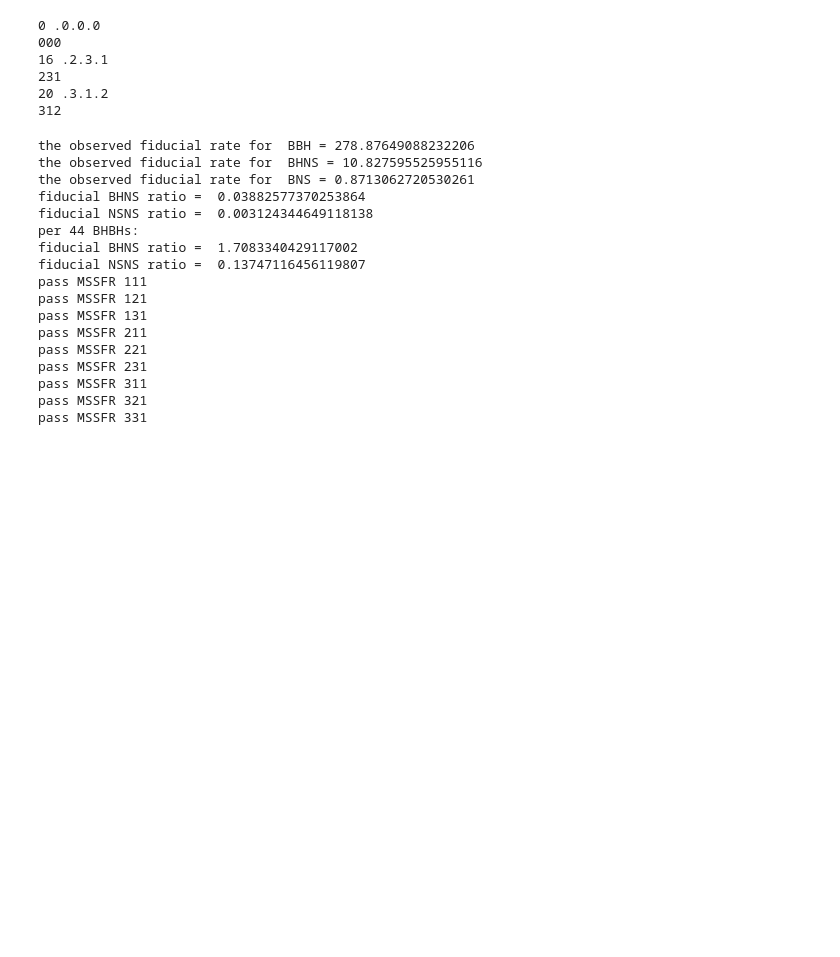
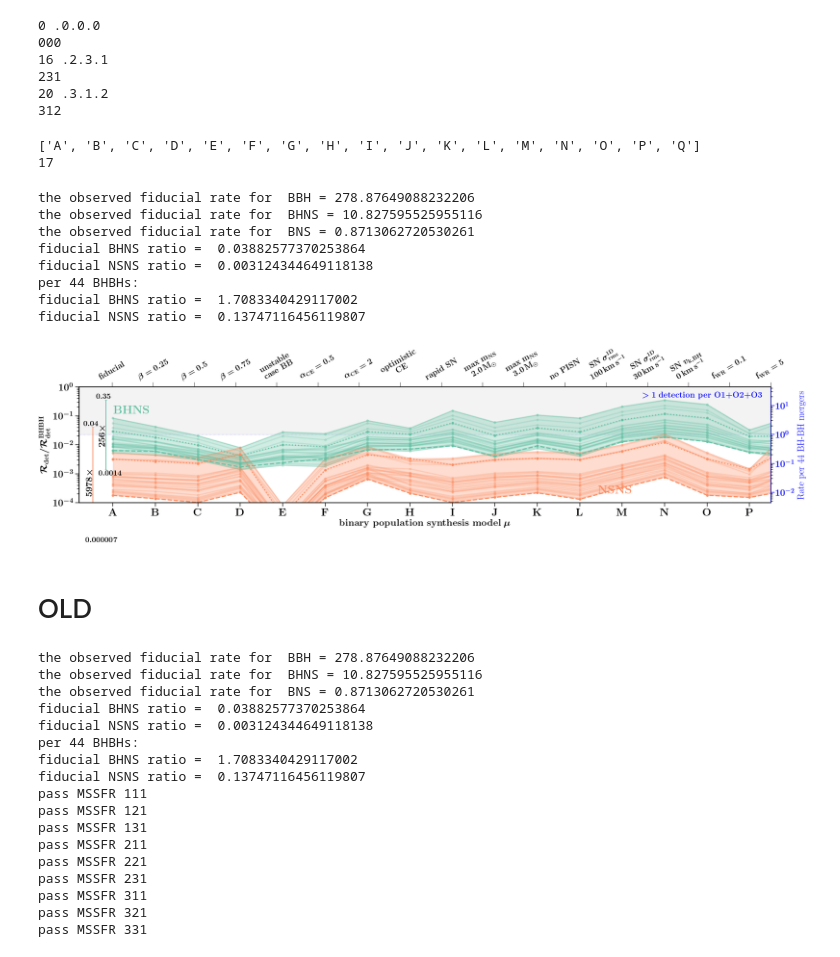
Before and after one commit to FloorBroekgaarden/Double-Compact-Object-Mergers, a Jupyter notebook: plottingCode/Fig_3/make_figure_3.ipynb, the cells around one changed output. Saved outputs shown, nothing was run; the diff lists cells and outputs as text; code cells hidden in the pictures; blank space fills up the shorter version.

```diff
--- a/plottingCode/Fig_3/make_figure_3.ipynb
+++ b/plottingCode/Fig_3/make_figure_3.ipynb
@@ -180,3 +702,45 @@ def calculateMaxVariations(whichRate='intrinsic', DCO_ind=0, BPSnameslist=BPSnam
+# %%
+print(BPSnameslist)
+print(nModels)
+# %% [output]
+['A', 'B', 'C', 'D', 'E', 'F', 'G', 'H', 'I', 'J', 'K', 'L', 'M', 'N', 'O', 'P', 'Q']
+17
+# %%
+ncols=1
+nrows=1
+f, axe= plt.subplots(ncols=ncols,nrows=nrows,figsize=(28,8))
+
+
+
+background = True
+whichRate='observed'
+ylims =[0.0001,1]
+plot_rates_ratio(axe=axe, whichRate=whichRate, ylims=ylims)
+
+
+plt.tight_layout()
+plt.subplots_adjust(wspace=0, hspace=0.06)#2)
+if background==False:
+    plt.savefig('./Rates_' +whichRate + '_ratio.png', dpi=300, transparent=False)#,\
+    plt.savefig('./Rates_' +whichRate + '_ratio.pdf')#,\
+else:
+    plt.savefig('./Rates_' +whichRate + '_ratio_bckground.png', dpi=300, transparent=False)#,\
+    plt.savefig('./Rates_' +whichRate + '_ratio_bckground.pdf')#,\
+plt.show()
+
+plt.close()
+# %% [output]
+the observed fiducial rate for  BBH = 278.87649088232206
+the observed fiducial rate for  BHNS = 10.827595525955116
+the observed fiducial rate for  BNS = 0.8713062720530261
+fiducial BHNS ratio =  0.03882577370253864
+fiducial NSNS ratio =  0.003124344649118138
+per 44 BHBHs:
+fiducial BHNS ratio =  1.7083340429117002
+fiducial NSNS ratio =  0.13747116456119807
+[figure, added]
+# %% [markdown]
+# OLD
 # %%
 fs = 28
 
```
Also changed, not shown: parts of 3 cells of this notebook, 4 other files.
